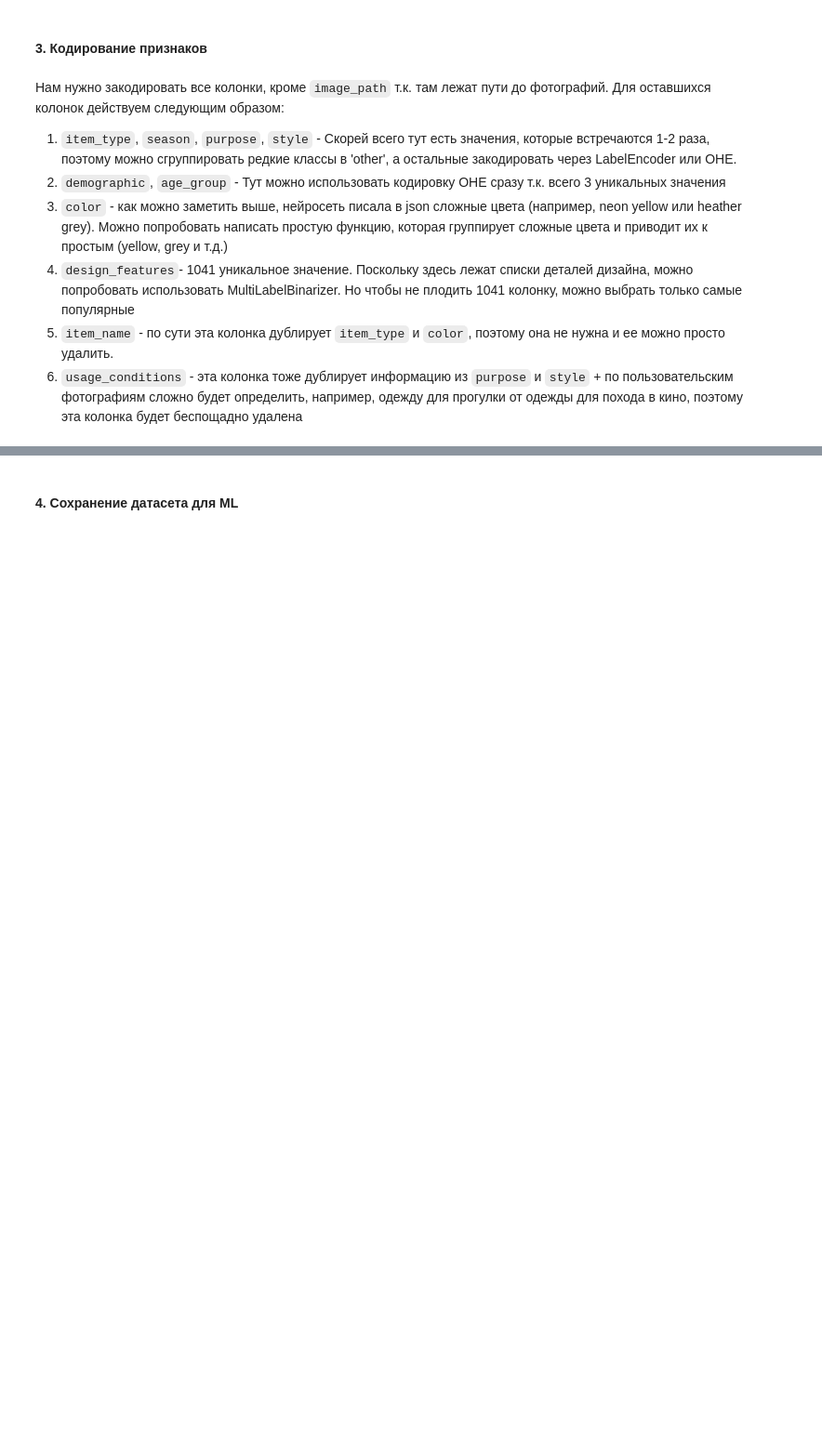
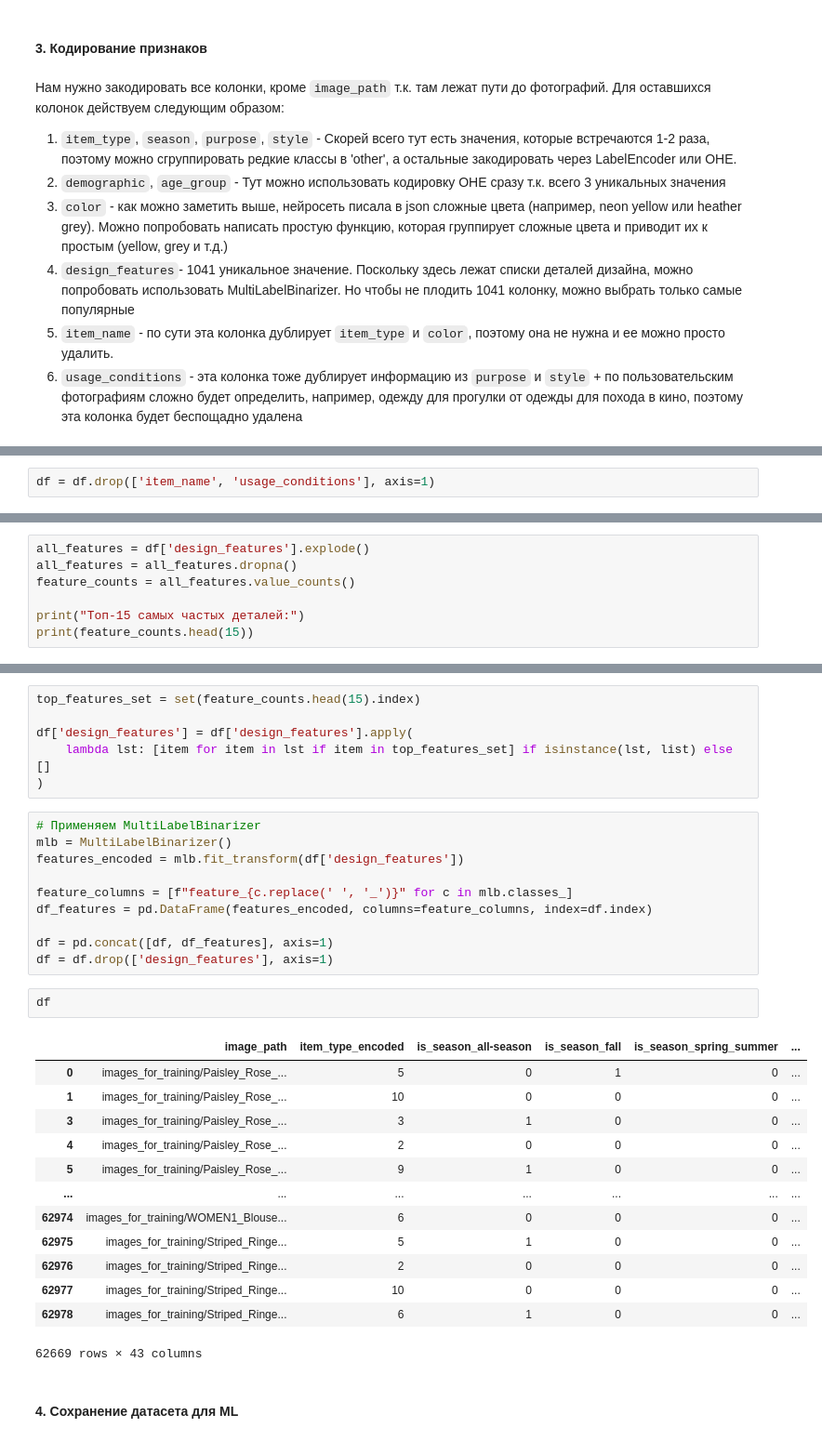
Before and after one commit to Kseniya-5/VKR, a Jupyter notebook: Fashion_CV/ml_pipeline/2_dataset_preparation.ipynb, the cells around one changed output, grey strips where cells are left out. Shown at 93% size. Cells and saved outputs as stored; diff of their text form; blank space fills up the shorter version.

```diff
--- a/Fashion_CV/ml_pipeline/2_dataset_preparation.ipynb
+++ b/Fashion_CV/ml_pipeline/2_dataset_preparation.ipynb
@@ -201,0 +733,2 @@ df.describe()
+# %%
+df = df.drop(['item_name', 'usage_conditions'], axis=1)
@@ -201,0 +761,7 @@ df.describe()
+# %%
+all_features = df['design_features'].explode()
+all_features = all_features.dropna()
+feature_counts = all_features.value_counts()
+
+print("Топ-15 самых частых деталей:")
+print(feature_counts.head(15))
@@ -202,2 +787,34 @@ df.describe()
+# %%
+top_features_set = set(feature_counts.head(15).index)
+
+df['design_features'] = df['design_features'].apply(
+    lambda lst: [item for item in lst if item in top_features_set] if isinstance(lst, list) else []
+)
+# %%
+# Применяем MultiLabelBinarizer
+mlb = MultiLabelBinarizer()
+features_encoded = mlb.fit_transform(df['design_features'])
+
+feature_columns = [f"feature_{c.replace(' ', '_')}" for c in mlb.classes_]
+df_features = pd.DataFrame(features_encoded, columns=feature_columns, index=df.index)
+
+df = pd.concat([df, df_features], axis=1)
+df = df.drop(['design_features'], axis=1)
+# %%
+df
+# %% [output]
+|  | image_path | item_type_encoded | is_season_all-season | is_season_fall | is_season_spring_summer | ... |
+| 0 | images_for_training/Paisley_Rose_... | 5 | 0 | 1 | 0 | ... |
+| 1 | images_for_training/Paisley_Rose_... | 10 | 0 | 0 | 0 | ... |
+| 3 | images_for_training/Paisley_Rose_... | 3 | 1 | 0 | 0 | ... |
+| 4 | images_for_training/Paisley_Rose_... | 2 | 0 | 0 | 0 | ... |
+| 5 | images_for_training/Paisley_Rose_... | 9 | 1 | 0 | 0 | ... |
+| ... | ... | ... | ... | ... | ... | ... |
+| 62974 | images_for_training/WOMEN1_Blouse... | 6 | 0 | 0 | 0 | ... |
+| 62975 | images_for_training/Striped_Ringe... | 5 | 1 | 0 | 0 | ... |
+| 62976 | images_for_training/Striped_Ringe... | 2 | 0 | 0 | 0 | ... |
+| 62977 | images_for_training/Striped_Ringe... | 10 | 0 | 0 | 0 | ... |
+| 62978 | images_for_training/Striped_Ringe... | 6 | 1 | 0 | 0 | ... |
+62669 rows × 43 columns
 # %% [markdown]
 #### 4. Сохранение датасета для ML
```
Also changed, not shown: parts of 75 cells of this notebook.
